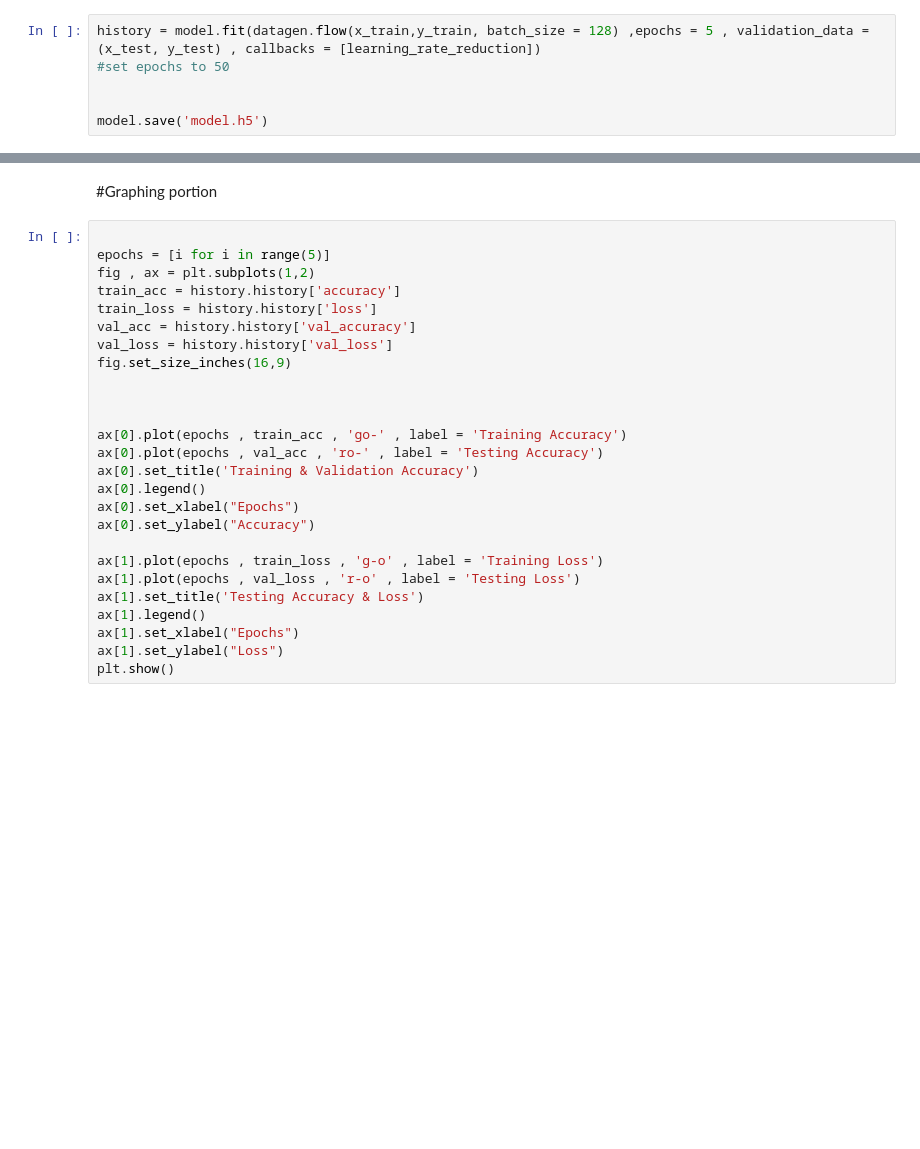
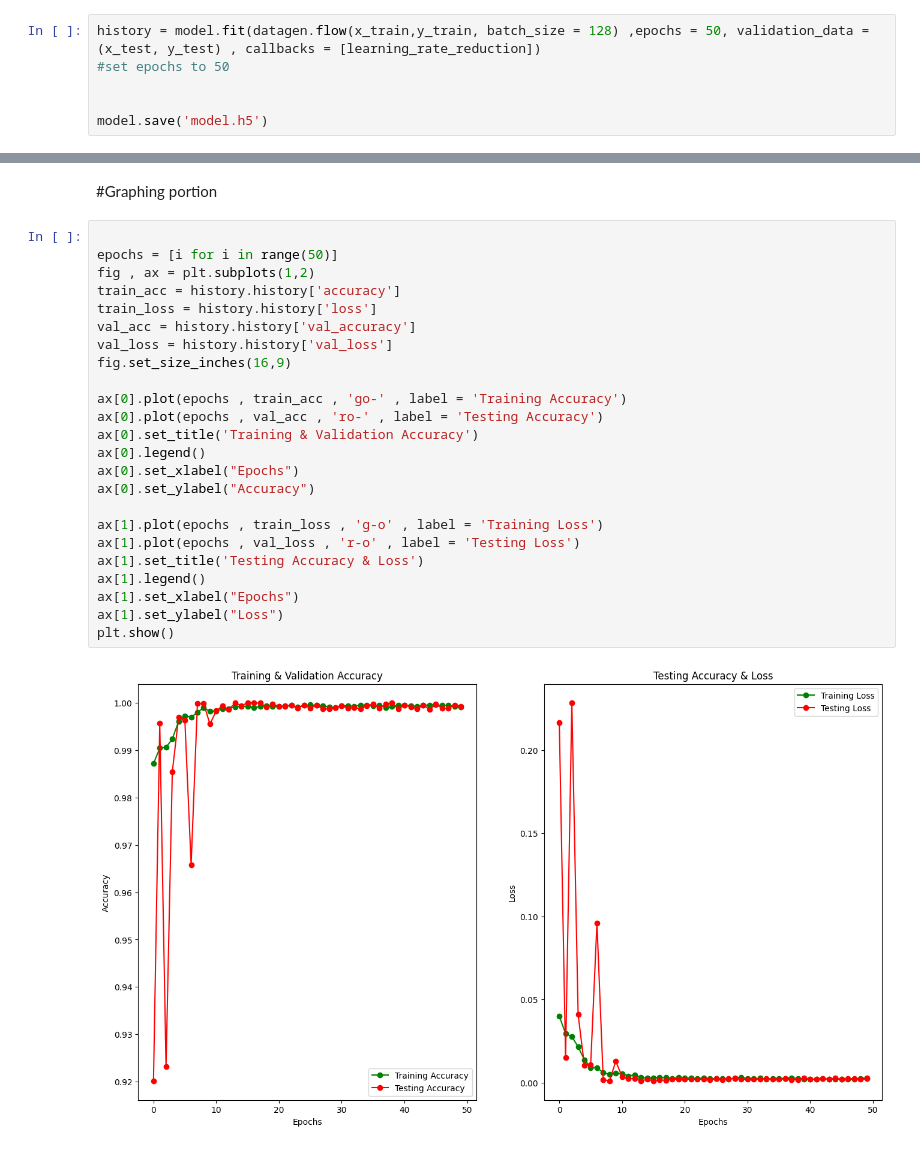
Before and after one commit to Tristkick1234/SignIfy, a Jupyter notebook: model.ipynb, the cells around one changed output, grey strips where cells are left out. Saved outputs shown, nothing was run; the diff lists cells and outputs as text; blank space fills up the shorter version.

Commit message:
finished model & graph

```diff
--- a/model.ipynb
+++ b/model.ipynb
@@ -110,7 +110,7 @@ Trainable params: 263,749
 Non-trainable params: 300
 _________________________________________________________________
 # %%
-history = model.fit(datagen.flow(x_train,y_train, batch_size = 128) ,epochs = 5 , validation_data = (x_test, y_test) , callbacks = [learning_rate_reduction])
+history = model.fit(datagen.flow(x_train,y_train, batch_size = 128) ,epochs = 50, validation_data = (x_test, y_test) , callbacks = [learning_rate_reduction])
 #set epochs to 50
 
 
@@ -121,27 +137,27 @@ Epoch 1/5
 #Graphing portion
 # %%
 
-epochs = [i for i in range(5)]
+epochs = [i for i in range(50)]
 fig , ax = plt.subplots(1,2)
 train_acc = history.history['accuracy']
 train_loss = history.history['loss']
 val_acc = history.history['val_accuracy']
 val_loss = history.history['val_loss']
 fig.set_size_inches(16,9)
-
-
 
 ax[0].plot(epochs , train_acc , 'go-' , label = 'Training Accuracy')
 ax[0].plot(epochs , val_acc , 'ro-' , label = 'Testing Accuracy')
 ax[0].set_title('Training & Validation Accuracy')
 ax[0].legend()
 ax[0].set_xlabel("Epochs")
 ax[0].set_ylabel("Accuracy")
 
 ax[1].plot(epochs , train_loss , 'g-o' , label = 'Training Loss')
 ax[1].plot(epochs , val_loss , 'r-o' , label = 'Testing Loss')
 ax[1].set_title('Testing Accuracy & Loss')
 ax[1].legend()
 ax[1].set_xlabel("Epochs")
 ax[1].set_ylabel("Loss")
 plt.show()
+# %% [output]
+[figure, added]
```
Also changed, not shown: parts of 1 cell of this notebook.
